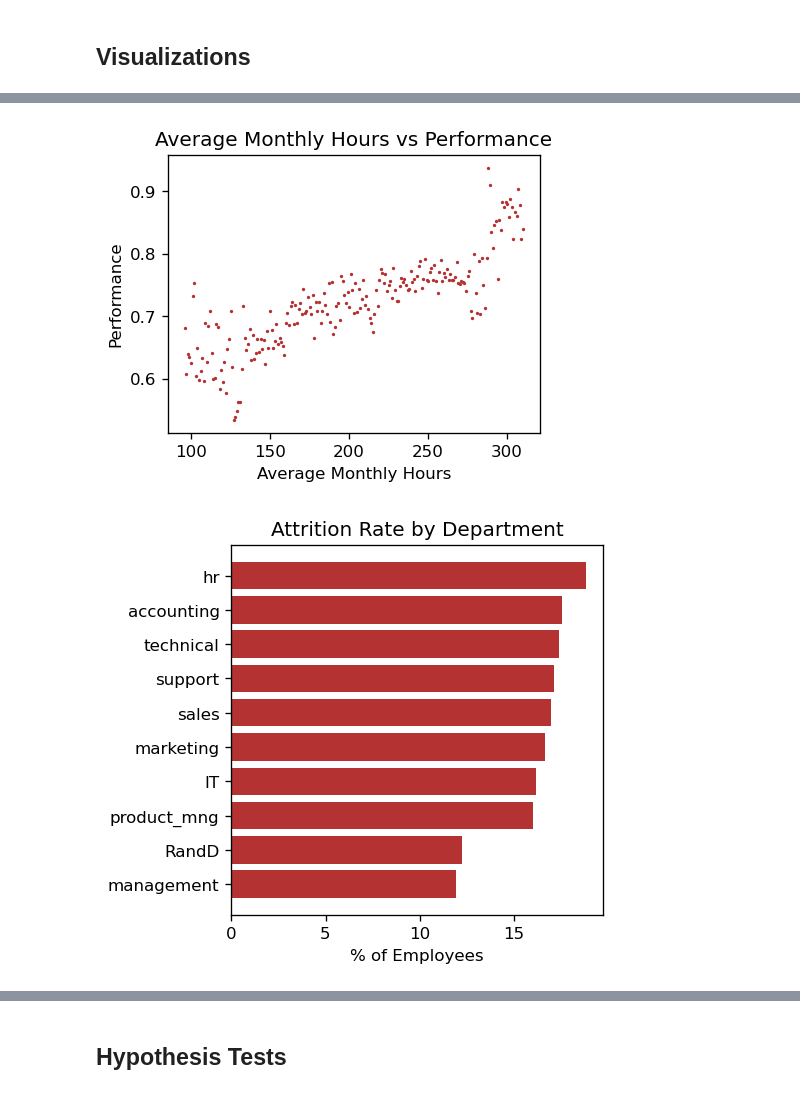
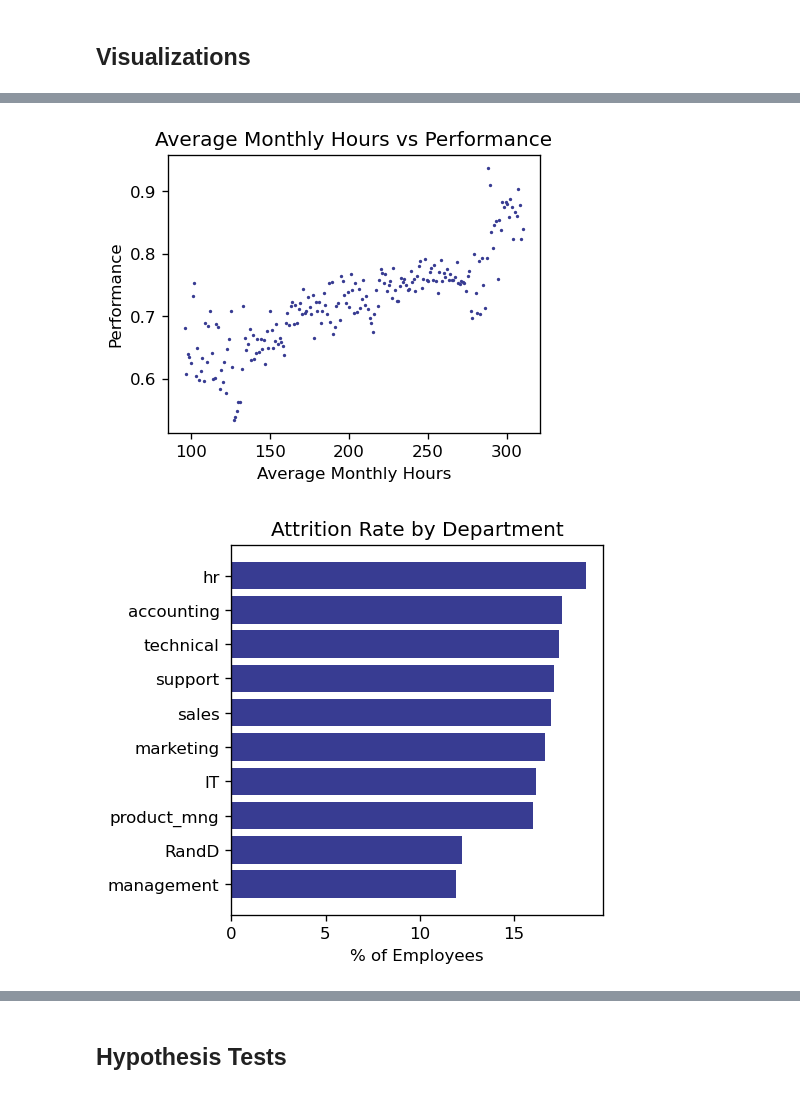
Before and after one commit to SameeckBhatia/Salifort-EDP, a Jupyter notebook: notebook.ipynb, the cells around one changed output, grey strips where cells are left out. Saved outputs shown, nothing was run; the diff lists cells and outputs as text; code cells hidden in the pictures.

```diff
--- a/notebook.ipynb
+++ b/notebook.ipynb
@@ -188,24 +191,24 @@ cols = ["avg_monthly_hours", "performance"]
 temp_df = df[cols].groupby("avg_monthly_hours").mean().reset_index()
 
 fig, ax = plt.subplots(figsize=(4, 3), dpi=120)
-ax.scatter(temp_df["avg_monthly_hours"], temp_df["performance"], color="#B43332", s=1)
+ax.scatter(temp_df["avg_monthly_hours"], temp_df["performance"], color="#383C92", s=1)
 plt.xlabel("Average Monthly Hours")
 plt.ylabel("Performance")
 plt.title("Average Monthly Hours vs Performance")
 plt.show()
 # %% [output]
-[figure, old version]
+[figure, new version]
 # %%
 cols = ["department", "left"]
 temp_df = df[cols].groupby("department").mean().sort_values("left") * 100
 
 fig, ax = plt.subplots(figsize=(4, 4), dpi=120)
-ax.barh(y=temp_df.index, width=temp_df["left"], color="#B43332")
+ax.barh(y=temp_df.index, width=temp_df["left"], color="#383C92")
 plt.xlabel("% of Employees")
 plt.title("Attrition Rate by Department")
 plt.show()
 # %% [output]
-[figure, old version]
+[figure, new version]
 # %%
 cols = ["number_project", "left"]
 temp_df = df[cols].groupby("number_project").mean() * 100
```
Also changed, not shown: parts of 14 cells of this notebook.
